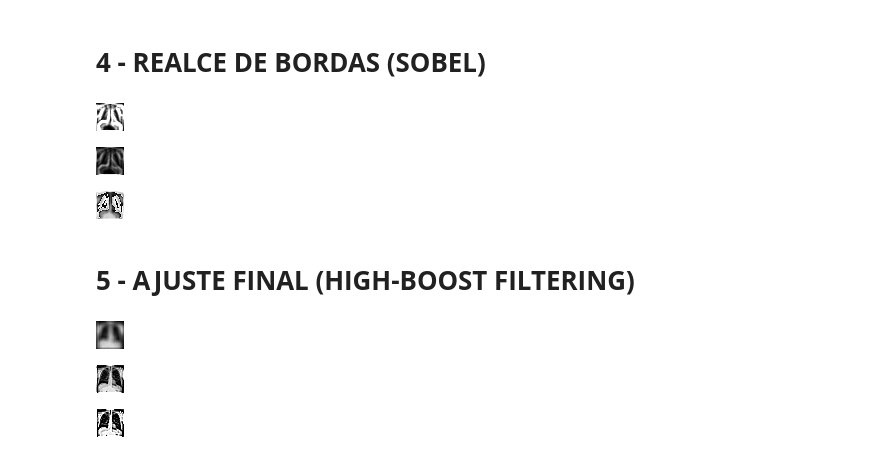
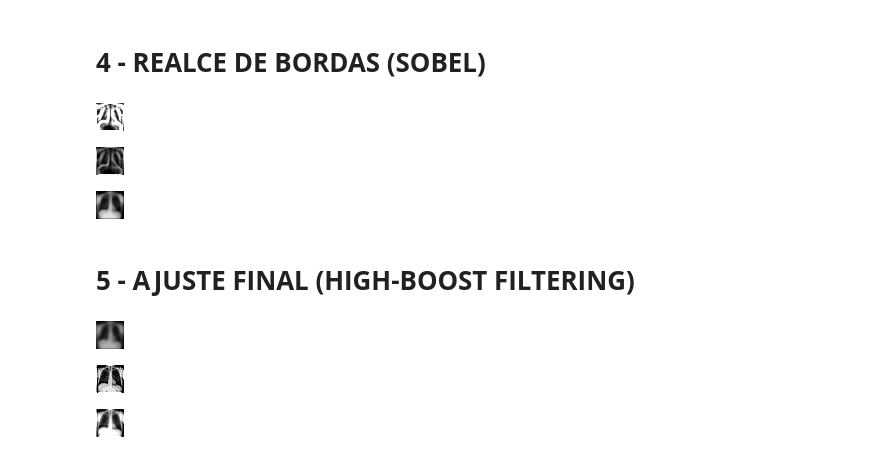
Before and after one commit to Henrique047/PDI_T1, a Jupyter notebook: Cópia_de_PDI_T1.ipynb, the cells around one changed output. Drawn from its saved outputs; the diff is of its cells as text; code cells hidden in the pictures.

```diff
--- a/Cópia_de_PDI_T1.ipynb
+++ b/Cópia_de_PDI_T1.ipynb
@@ -484,48 +475,55 @@ imagem realcadda após mediana
 # %%
 kernel_sobel_1 = np.array(([-1,-2,-1],[0,0,0],[1,2,1]))
 kernel_sobel_2 = np.array(([-1,0,1],[-2,0,2],[-1,0,1]))
 
 img_sobel_1 = conv2d_sharpening(img_med3, kernel_sobel_1)
 img_sobel_2 = conv2d_sharpening(img_med3, kernel_sobel_2)
 
 def normaliza_img(img):
     img = np.abs(img).astype(np.float32)
     min_val = np.min(img)
     max_val = np.max(img)
     if max_val == min_val:
         return np.zeros_like(img, dtype=np.uint8)
     norm_img = 255 * (img - min_val) / (max_val - min_val)
     return norm_img.astype(np.uint8)
 
 img_sobel = np.abs(img_sobel_1)+np.abs(img_sobel_2)
 img_sobel_norm = normaliza_img(img_sobel)
 
-imagem_realcada =  img_med3 - img_sobel_norm
+img_med3_float = img_med3.astype(np.float32)
+img_sobel_norm_float = img_sobel_norm.astype(np.float32)
+
+# Subtração da imagem de bordas da imagem original
+imagem_realcada = img_med3_float - img_sobel_norm_float
+
+# Clipping para garantir que os valores estejam no intervalo [0, 255]
+fator = 0.3  # Ajuste conforme necessário
+imagem_realcada = img_med3_float - fator * img_sobel_norm_float
 imagem_realcada = np.clip(imagem_realcada, 0, 255).astype(np.uint8)
-
 cv2_imshow(img_sobel)
 cv2_imshow(img_sobel_norm)
 cv2_imshow(imagem_realcada)
 # %% [output]
 [figure]
 [figure]
-[figure, old version]
+[figure, new version]
 # %% [markdown]
 # **5 - AJUSTE FINAL (HIGH-BOOST FILTERING)**
 # %%
-original = laplace_final
+original = img_out
 A = 1.5
-suavizada = img_galt
+suavizada = img_g3
 
 
 highboost = ((1+A) * original.astype(float)) - (A * suavizada.astype(float))
 highboost = np.clip(highboost, 0, 255).astype(np.uint8)
 
 
-cv2_imshow(img_galt)
+cv2_imshow(img_g3)
 cv2_imshow(laplace_final)
 cv2_imshow(highboost)
 # %% [output]
 [figure]
 [figure]
-[figure, old version]
+[figure, new version]
```
Also changed, not shown: parts of 21 cells of this notebook.
